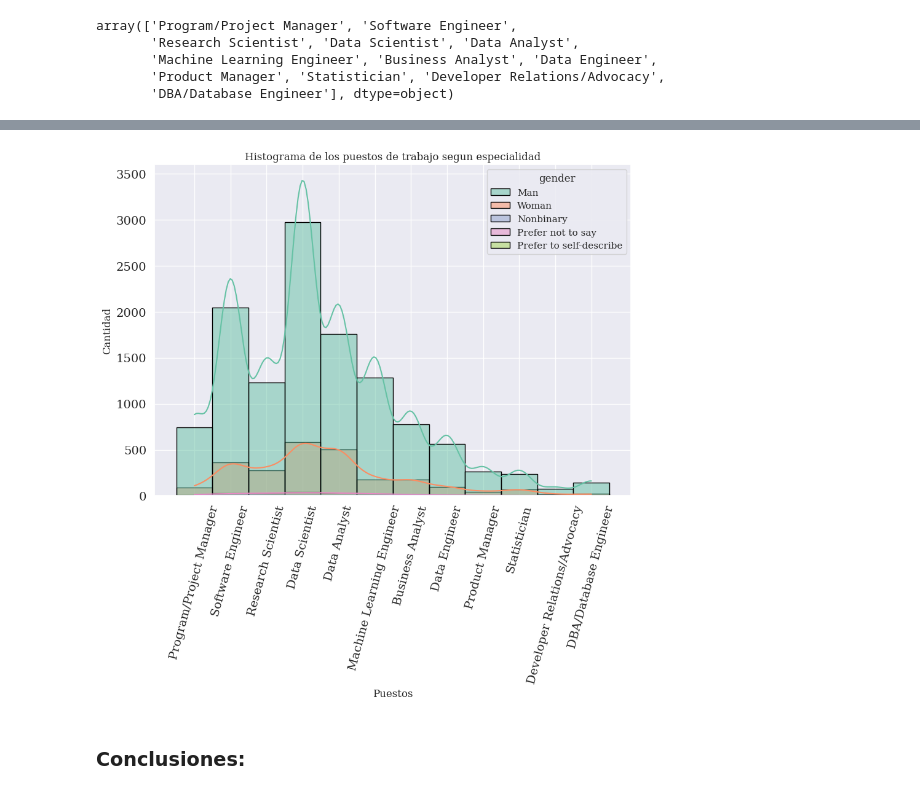
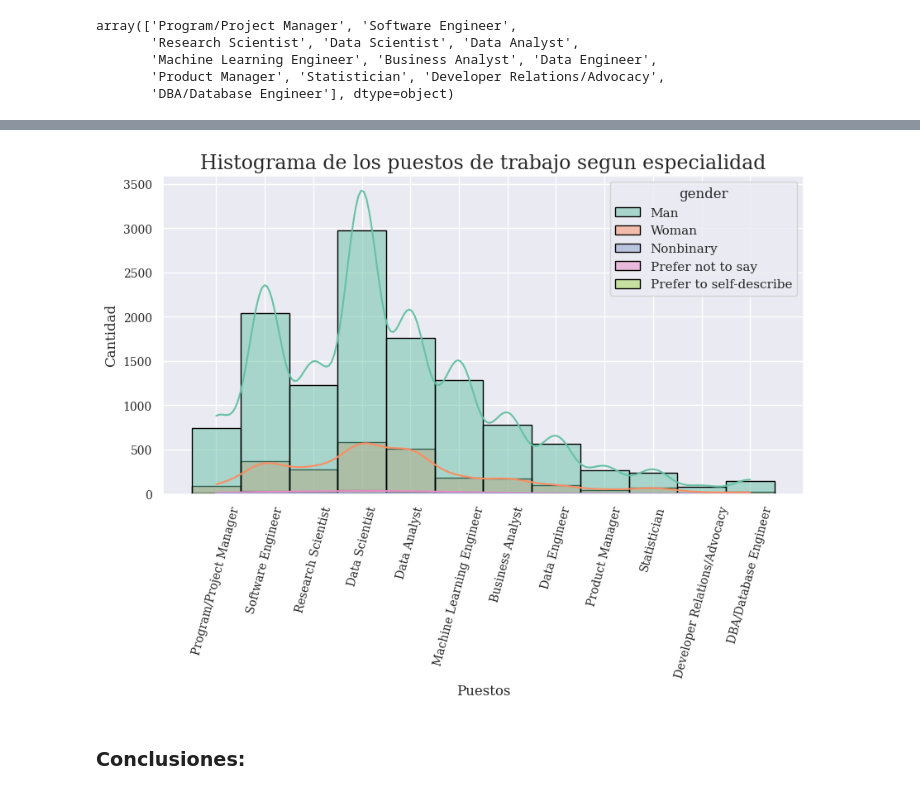
Before and after one commit to Adalab/project-DA-promo-c-modulo-2-team-5, a Jupyter notebook: Sprint3/sprint3_proyecto_modulo2.ipynb, the cells around one changed output, grey strips where cells are left out. Drawn from its saved outputs; the diff is of its cells as text; code cells hidden in the pictures.

```diff
--- a/Sprint3/sprint3_proyecto_modulo2.ipynb
+++ b/Sprint3/sprint3_proyecto_modulo2.ipynb
@@ -24,7 +24,7 @@ style_list = ['default', 'classic'] + sorted(
     style for style in plt.style.available
     if style != 'classic' and not style.startswith('_'))
 # %%
-df= pd.read_pickle("data/data_final.pickle") #Abrimos el dataframe
+df= pd.read_pickle("../data/data_final.pickle") #Abrimos el dataframe
 # %%
 df.head(2)
 # %% [output]
@@ -113,20 +113,29 @@ array(['Program/Project Manager', 'Software Engineer',
        'Product Manager', 'Statistician', 'Developer Relations/Advocacy',
        'DBA/Database Engineer'], dtype=object)
 # %%
-plt.figure(figsize = (10, 12))
+plt.figure()
 
 fig = sns.countplot(data = df_puesto_genero, y = "puesto", palette = "Set2", hue = "gender", edgecolor = "black")
-
 fig.set(xlabel = "Cantidad", ylabel = "Puesto")
 
+sns.set_style("whitegrid")
 sns.set(font = "serif")
 
-plt.legend(bbox_to_anchor = (0.7, 0.7))
-plt.title(label='Generos por puestos de trabajo',font = "serif")
+plt.legend(loc= 'lower right')
+#plt.legend(bbox_to_anchor=(1.05, 1))
 
-plt.xlabel("Cantidad", fontsize = 15, font = "serif")
-plt.ylabel("Puesto", fontsize = 15, font = "serif")
+#plt.legend(bbox_to_anchor = (0.7, 0.7))
+plt.title(label='Generos por puestos de trabajo',font = "serif", fontsize= 15, position=(0.5,6))
 
-plt.xticks(fontsize = 14)
-plt.yticks(fontsize = 14);
+
+#plt.set_title(loc="left",x=0.05,y=0.9,transform=fig.transFigure)
+
+
+plt.xlabel("Cantidad", fontsize = 10, font = "serif")
+plt.ylabel("Puesto", fontsize = 10, font = "serif")
+
+plt.xticks(fontsize = 8)
+plt.yticks(fontsize = 8)
+
+plt.savefig('generos_por_puesto_de_trabajo.jpeg',bbox_inches='tight');
 # %% [output]
@@ -134,18 +143,23 @@ plt.yticks(fontsize = 14);
 # %%
-plt.figure(figsize =(10,7))
+plt.figure()
 
 fig = sns.histplot(x='puesto', data = df_puesto_genero, palette = "Set2", hue = 'gender', edgecolor = "black",kde=True)
-fig.set_title('Histograma de los puestos de trabajo segun especialidad')
+
+plt.title('Histograma de los puestos de trabajo segun especialidad',font = "serif", fontsize= 17, position=(0.5,6))
+
 plt.xticks(rotation= 75)
-plt.xlabel("Puestos", fontsize = 20, font = "serif")
-plt.ylabel("Cantidad", fontsize = 20, font = "serif")
 
-plt.xticks(fontsize = 14)
-plt.yticks(fontsize = 14);
+plt.xlabel("Puestos", fontsize = 12)
+plt.ylabel("Cantidad", fontsize = 12)
+
+plt.xticks(fontsize = 10)
+plt.yticks(fontsize = 10)
+
+plt.savefig('histograma_puestos_especialidad.jpeg',bbox_inches='tight');
 
 plt.show()
 # %% [output]
-[figure, old version]
+[figure, new version]
 # %% [markdown]
 ### Conclusiones:
 # %% [markdown]
```
Also changed, not shown: parts of 25 cells of this notebook, 10 other files.
